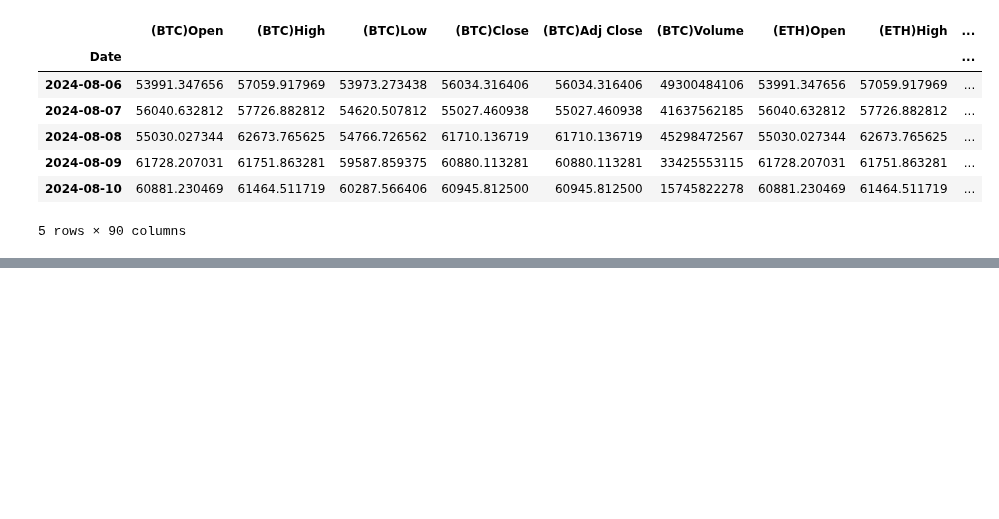
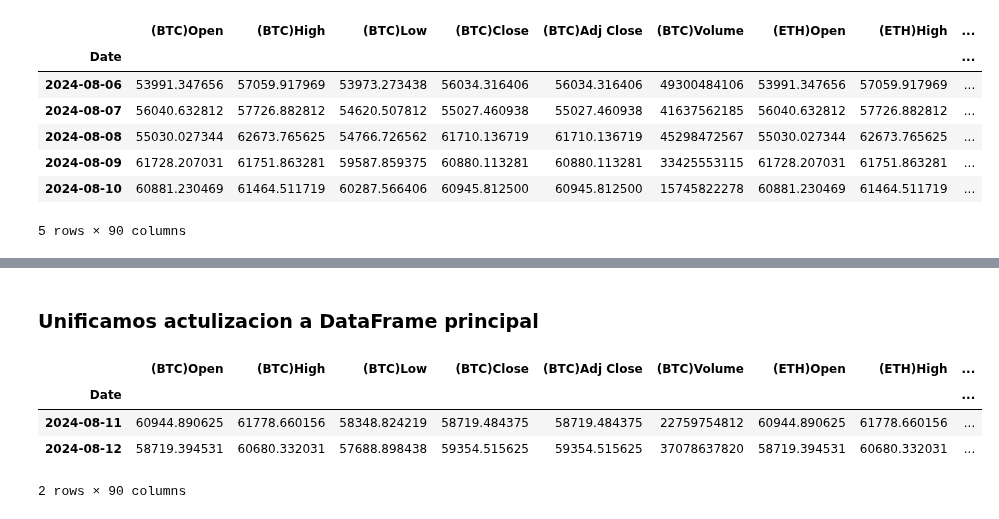
Before and after one commit to CODING-racer/criptobot, a Jupyter notebook: optimizado.ipynb, the cells around one changed output, grey strips where cells are left out. Drawn from its saved outputs; the diff is of its cells as text; code cells hidden in the pictures; blank space fills up the shorter version.

```diff
--- a/optimizado.ipynb
+++ b/optimizado.ipynb
@@ -461,0 +646,2 @@ df.tail()
+# %% [markdown]
+### Unificamos actulizacion a DataFrame principal
@@ -461,0 +650,8 @@ df.tail()
+# %%
+df_2
+# %% [output]
+|  | (BTC)Open | (BTC)High | (BTC)Low | (BTC)Close | (BTC)Adj Close | (BTC)Volume | (ETH)Open | (ETH)High | ... |
+| Date |  |  |  |  |  |  |  |  | ... |
+| 2024-08-11 | 60944.890625 | 61778.660156 | 58348.824219 | 58719.484375 | 58719.484375 | 22759754812 | 60944.890625 | 61778.660156 | ... |
+| 2024-08-12 | 58719.394531 | 60680.332031 | 57688.898438 | 59354.515625 | 59354.515625 | 37078637820 | 58719.394531 | 60680.332031 | ... |
+2 rows × 90 columns
```
Also changed, not shown: parts of 47 cells of this notebook.
